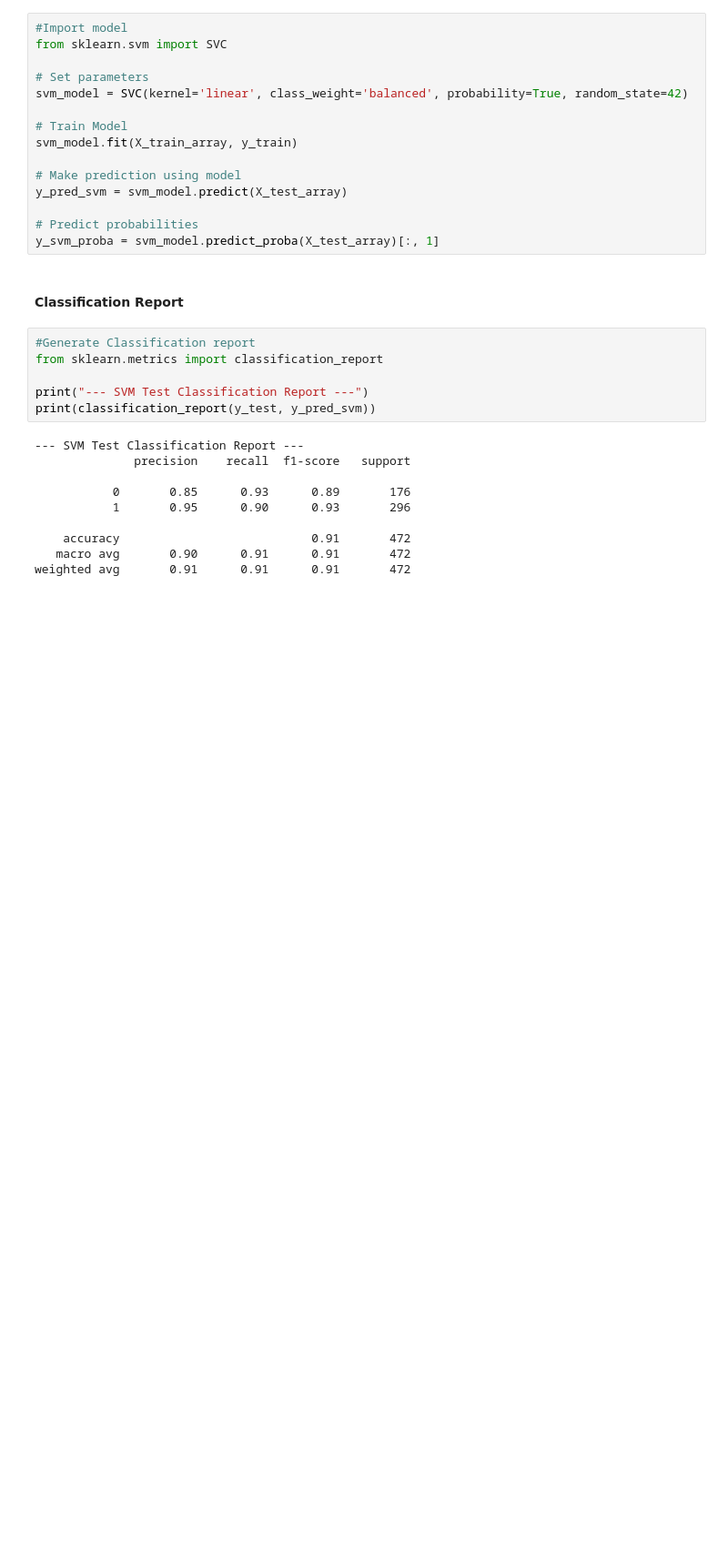
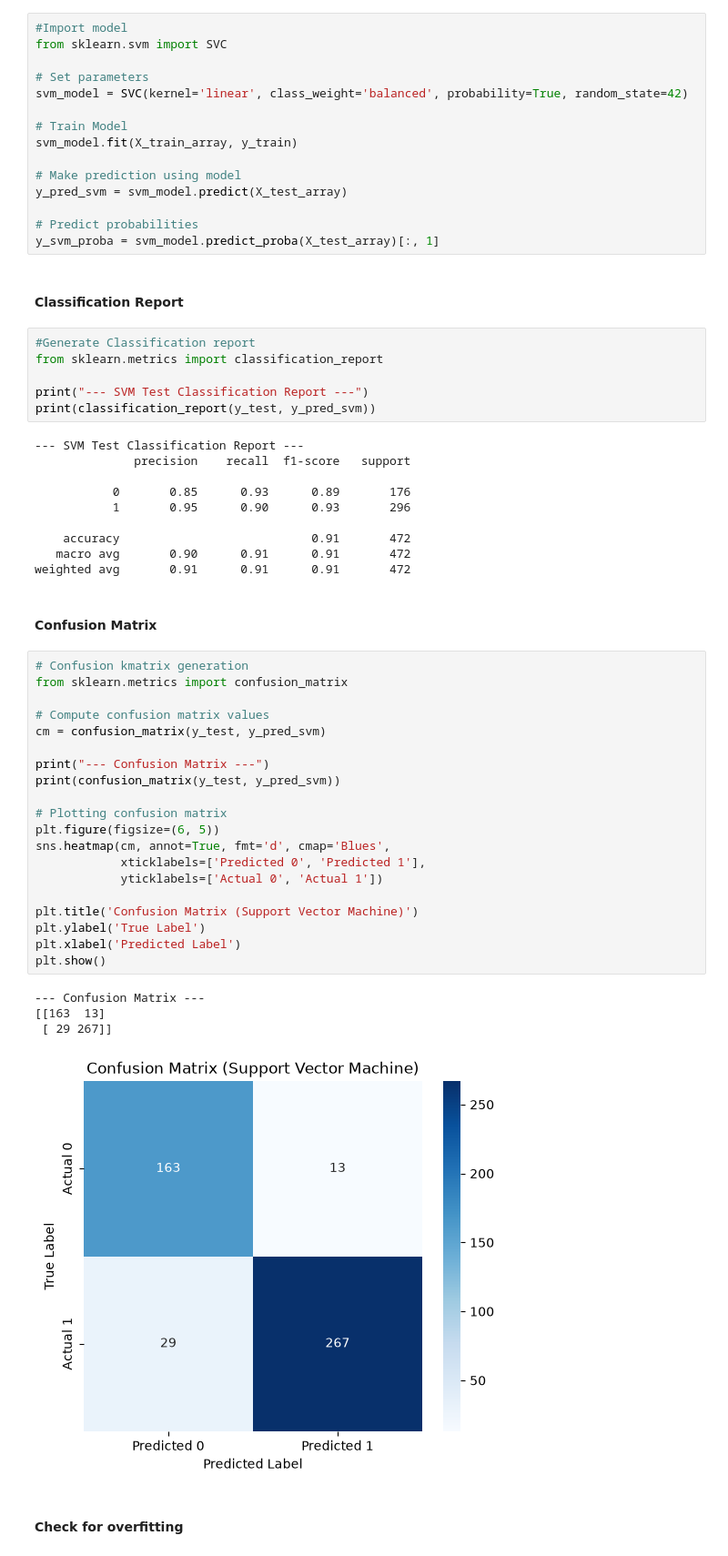
Before and after one commit to NoelOkumu/Eneza-Data-Science-Residential-training-2026, a Jupyter notebook: Day1/mutatio_profile1.ipynb, the cells around one changed output. Shown at 91% size. Cells and saved outputs as stored; diff of their text form; blank space fills up the shorter version.

```diff
--- a/Day1/mutatio_profile1.ipynb
+++ b/Day1/mutatio_profile1.ipynb
@@ -956,3 +985,32 @@ print(classification_report(y_test, y_pred_svm))
     accuracy                           0.91       472
    macro avg       0.90      0.91      0.91       472
 weighted avg       0.91      0.91      0.91       472
+# %% [markdown]
+#### Confusion Matrix
+# %%
+# Confusion kmatrix generation
+from sklearn.metrics import confusion_matrix
+
+# Compute confusion matrix values
+cm = confusion_matrix(y_test, y_pred_svm)
+
+print("--- Confusion Matrix ---")
+print(confusion_matrix(y_test, y_pred_svm))
+
+# Plotting confusion matrix
+plt.figure(figsize=(6, 5))
+sns.heatmap(cm, annot=True, fmt='d', cmap='Blues',
+            xticklabels=['Predicted 0', 'Predicted 1'],
+            yticklabels=['Actual 0', 'Actual 1'])
+
+plt.title('Confusion Matrix (Support Vector Machine)')
+plt.ylabel('True Label')
+plt.xlabel('Predicted Label')
+plt.show()
+# %% [output]
+--- Confusion Matrix ---
+[[163  13]
+ [ 29 267]]
+[figure, added]
+# %% [markdown]
+#### Check for overfitting
```
Also changed, not shown: parts of 5 cells of this notebook.
